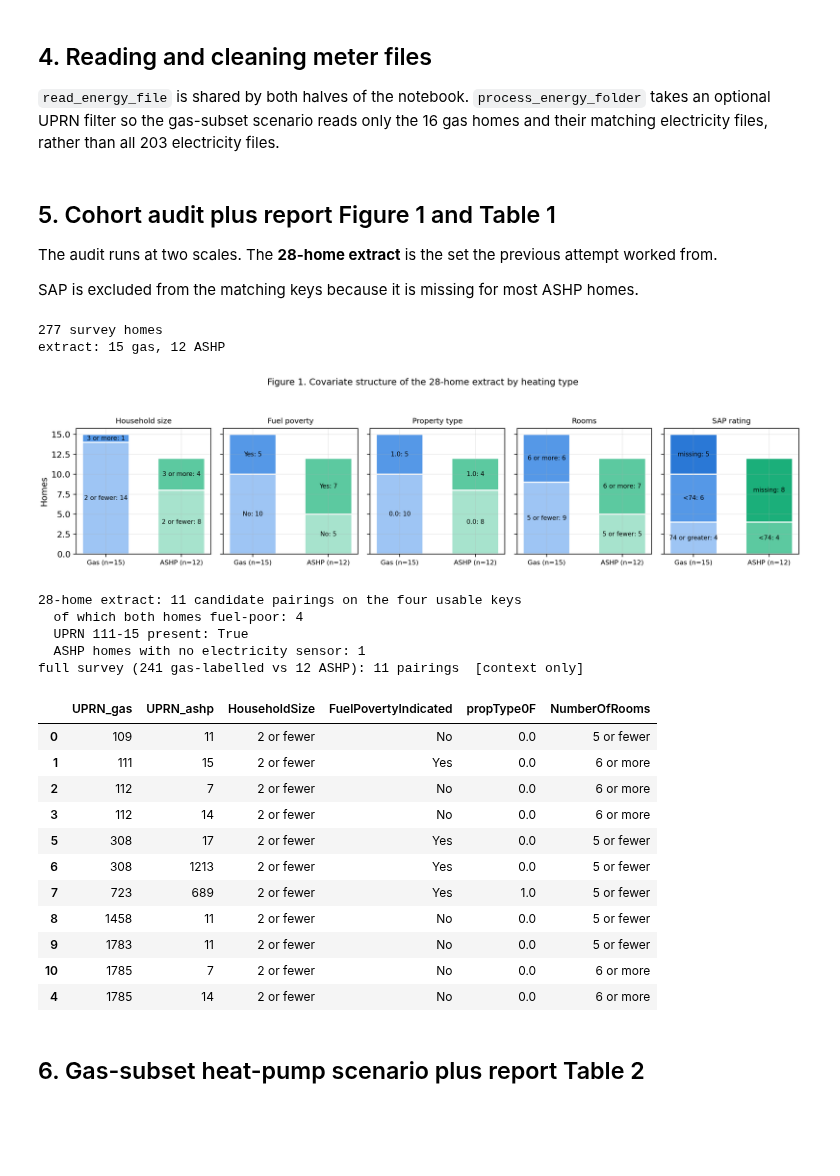
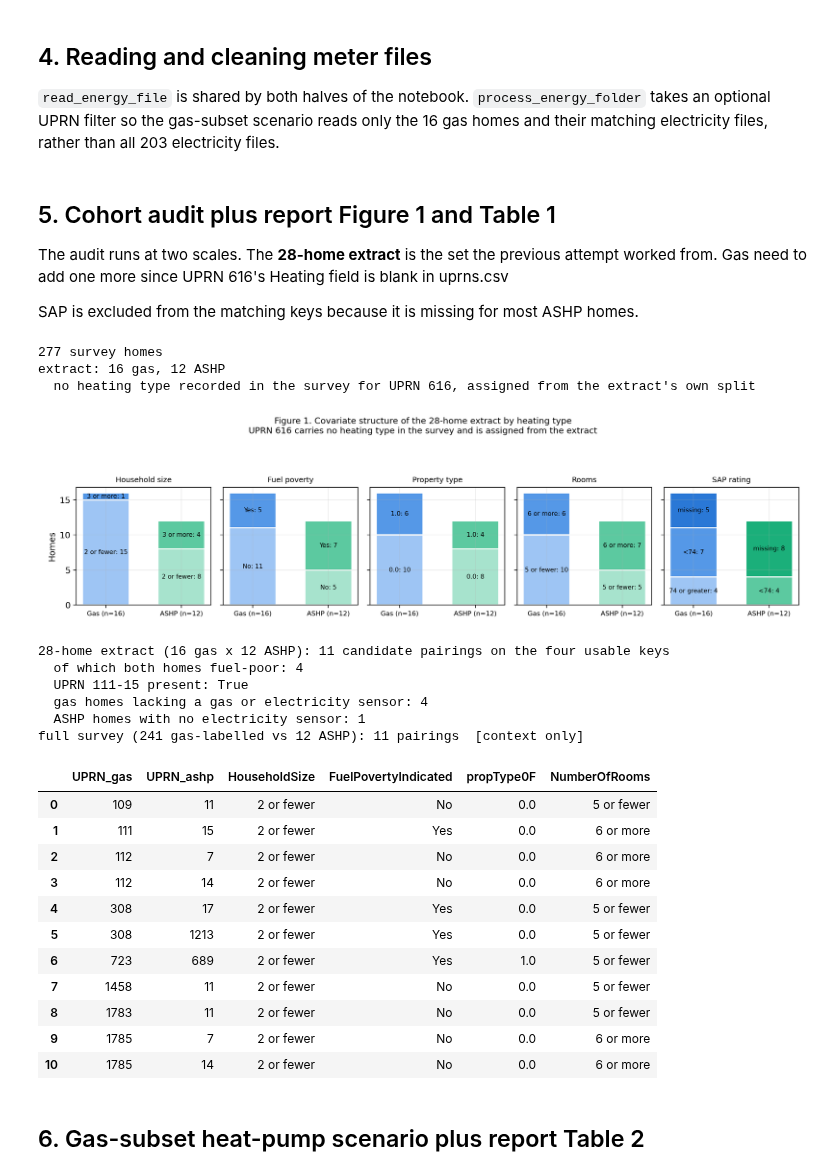
Before and after one commit to redgrave17/finalproject, a Jupyter notebook: smartline_final.ipynb, the cells around one changed output. Cells and saved outputs as stored; diff of their text form; code cells hidden in the pictures; blank space fills up the shorter version.

```diff
--- a/smartline_final.ipynb
+++ b/smartline_final.ipynb
@@ -207,8 +207,7 @@ def process_energy_folder(folder: Path, label: str, daily_cap: float | None,
 # %% [markdown]
 ## 5. Cohort audit plus report Figure 1 and Table 1
 
-The audit runs at two scales. The **28-home extract** is the set the previous attempt
-worked from.
+The audit runs at two scales. The **28-home extract** is the set the previous attempt worked from. Gas need to add one more since UPRN 616's Heating field is blank in uprns.csv
 
 SAP is excluded from the matching keys because it is missing for most ASHP homes.
 # %%
@@ -216,51 +215,71 @@ survey = pd.read_csv(SURVEY)
 survey["UPRN"] = survey["UPRN"].astype(int)
 print(f"{len(survey)} survey homes")
 
-cohort = survey.copy()
-cohort["group"] = np.where(
-    cohort["Heating"].astype(str).str.contains("Heat Pump", case=False, na=False), "ASHP",
-    np.where(cohort["Heating"].astype(str).str.contains("Gas", case=False, na=False), "Gas", "Other"))
-cohort = cohort[cohort["group"].isin(["Gas", "ASHP"])]
+# Survey-wide classification, taken from the recorded heating label.
+label = survey["Heating"].astype(str)
+survey["label_group"] = np.where(label.str.contains("Heat Pump", case=False, na=False), "ASHP",
+                        np.where(label.str.contains("Gas", case=False, na=False), "Gas", "Other"))
+cohort = survey[survey["label_group"].isin(["Gas", "ASHP"])].copy()
+cohort["group"] = cohort["label_group"]
 
-# The 28 homes the previous attempt extracted (16 gas, 12 ASHP).
+# The 28 homes the previous attempt extracted (16 gas, 12 ASHP). Group membership
+# here comes from the extract itself rather than from the survey's heating label,
+# because the survey leaves that label blank for some of these homes.
 EXTRACT_GAS  = [108, 109, 110, 111, 112, 201, 308, 616, 718, 722, 723, 806, 1458, 1741, 1783, 1785]
 EXTRACT_ASHP = [1, 4, 7, 11, 14, 15, 17, 101, 103, 105, 689, 1213]
-extract = cohort[cohort["UPRN"].isin(EXTRACT_GAS + EXTRACT_ASHP)]
-print(f"extract: {(extract['group']=='Gas').sum()} gas, {(extract['group']=='ASHP').sum()} ASHP")
+
+extract = survey[survey["UPRN"].isin(EXTRACT_GAS + EXTRACT_ASHP)].copy()
+extract["group"] = np.where(extract["UPRN"].isin(EXTRACT_GAS), "Gas", "ASHP")
+
+# Record which extract homes the survey does not label, so the figure's counts
+# reconcile with the group's own 16/12 table.
+unlabelled = sorted(extract.loc[extract["label_group"] == "Other", "UPRN"].tolist())
+n_gas, n_ashp = (extract["group"] == "Gas").sum(), (extract["group"] == "ASHP").sum()
+print(f"extract: {n_gas} gas, {n_ashp} ASHP")
+if unlabelled:
+    print(f"  no heating type recorded in the survey for UPRN "
+          f"{', '.join(str(u) for u in unlabelled)}, assigned from the extract's own split")
 
 covs = [("HouseholdSize", "Household size"), ("FuelPovertyIndicated", "Fuel poverty"),
         ("propType0F", "Property type"), ("NumberOfRooms", "Rooms"), ("SAP_Score", "SAP rating")]
 
-fig, axes = plt.subplots(1, len(covs), figsize=(13, 3.4), sharey=True)
+fig, axes = plt.subplots(1, len(covs), figsize=(13, 3.6), sharey=True)
 shades = {"Gas":  ["#9ec5f4", "#5598e7", "#2a78d6", "#184f95"],
           "ASHP": ["#a7e3cd", "#5cc9a0", "#1baf7a", "#0e7a54"]}
-for ax, (col, label) in zip(axes, covs):
+for ax, (col, label_txt) in zip(axes, covs):
     tab = (extract.assign(v=extract[col].fillna("missing").astype(str))
            .groupby(["group", "v"]).size().unstack("v").reindex(["Gas", "ASHP"]).fillna(0))
     bottoms = [0, 0]
     for j, cat in enumerate(sorted(tab.columns)):
         for i, g in enumerate(("Gas", "ASHP")):
             v = tab.loc[g, cat]
             ax.bar(i, v, bottom=bottoms[i], width=0.62,
                    color=shades[g][j % 4], edgecolor="white", linewidth=1.5)
             if v > 0:
                 ax.annotate(f"{cat}: {int(v)}", (i, bottoms[i] + v / 2),
                             ha="center", va="center", fontsize=7.5)
             bottoms[i] += v
     ax.set_xticks([0, 1])
     ax.set_xticklabels([f"Gas (n={int(tab.loc['Gas'].sum())})",
                         f"ASHP (n={int(tab.loc['ASHP'].sum())})"], fontsize=8)
-    ax.set_title(label, fontsize=9)
+    ax.set_title(label_txt, fontsize=9)
 axes[0].set_ylabel("Homes")
-fig.suptitle("Figure 1. Covariate structure of the 28-home extract by heating type", fontsize=11)
-fig.tight_layout(rect=(0, 0, 1, 0.92))
+
+title = "Figure 1. Covariate structure of the 28-home extract by heating type"
+if unlabelled:
+    verb = "carries" if len(unlabelled) == 1 else "carry"
+    title += (f"\nUPRN {', '.join(str(u) for u in unlabelled)} {verb} no heating type "
+              f"in the survey and {'is' if len(unlabelled) == 1 else 'are'} assigned from the extract")
+fig.suptitle(title, fontsize=10.5)
+fig.tight_layout(rect=(0, 0, 1, 0.88 if unlabelled else 0.92))
 fig.savefig(FIG / "fig1_cohort.png", dpi=200)
 plt.close(fig)
 show(FIG / "fig1_cohort.png")
 # %% [output]
 277 survey homes
-extract: 15 gas, 12 ASHP
+extract: 16 gas, 12 ASHP
+  no heating type recorded in the survey for UPRN 616, assigned from the extract's own split
-[figure, old version]
+[figure, new version]
 # %%
 KEYS = ["HouseholdSize", "FuelPovertyIndicated", "propType0F", "NumberOfRooms"]
 
@@ -278,11 +297,14 @@ pairs_extract = candidate_pairings(extract)
 both_fp = pairs_extract[pairs_extract["FuelPovertyIndicated"].eq("Yes")]
 present = ((pairs_extract["UPRN_gas"] == 111) & (pairs_extract["UPRN_ashp"] == 15)).any()
 
-print(f"28-home extract: {len(pairs_extract)} candidate pairings on the four usable keys")
+print(f"28-home extract ({n_gas} gas x {n_ashp} ASHP): "
+      f"{len(pairs_extract)} candidate pairings on the four usable keys")
 print(f"  of which both homes fuel-poor: {len(both_fp)}")
 print(f"  UPRN 111-15 present: {present}")
+print(f"  gas homes lacking a gas or electricity sensor: "
+      f"{int((extract['group'].eq('Gas') & (extract['SID_Gas'].isna() | extract['SID_Electricity'].isna())).sum())}")
 print(f"  ASHP homes with no electricity sensor: "
-      f"{int(extract[extract['group']=='ASHP']['SID_Electricity'].isna().sum())}")
+      f"{int((extract['group'].eq('ASHP') & extract['SID_Electricity'].isna()).sum())}")
 
 pairs_full = candidate_pairings(cohort)
 print(f"full survey ({(cohort['group']=='Gas').sum()} gas-labelled vs "
@@ -292,9 +314,10 @@ table1 = pairs_extract[["UPRN_gas", "UPRN_ashp"] + KEYS].sort_values(["UPRN_gas"
 table1.to_csv(TAB / "table1_candidate_pairings.csv", index=False)
 table1
 # %% [output]
-28-home extract: 11 candidate pairings on the four usable keys
+28-home extract (16 gas x 12 ASHP): 11 candidate pairings on the four usable keys
   of which both homes fuel-poor: 4
   UPRN 111-15 present: True
+  gas homes lacking a gas or electricity sensor: 4
   ASHP homes with no electricity sensor: 1
 full survey (241 gas-labelled vs 12 ASHP): 11 pairings  [context only]
 |  | UPRN_gas | UPRN_ashp | HouseholdSize | FuelPovertyIndicated | propType0F | NumberOfRooms |
@@ -302,13 +325,13 @@ full survey (241 gas-labelled vs 12 ASHP): 11 pairings  [context only]
 | 1 | 111 | 15 | 2 or fewer | Yes | 0.0 | 6 or more |
 | 2 | 112 | 7 | 2 or fewer | No | 0.0 | 6 or more |
 | 3 | 112 | 14 | 2 or fewer | No | 0.0 | 6 or more |
-| 5 | 308 | 17 | 2 or fewer | Yes | 0.0 | 5 or fewer |
-| 6 | 308 | 1213 | 2 or fewer | Yes | 0.0 | 5 or fewer |
-| 7 | 723 | 689 | 2 or fewer | Yes | 1.0 | 5 or fewer |
-| 8 | 1458 | 11 | 2 or fewer | No | 0.0 | 5 or fewer |
-| 9 | 1783 | 11 | 2 or fewer | No | 0.0 | 5 or fewer |
-| 10 | 1785 | 7 | 2 or fewer | No | 0.0 | 6 or more |
-| 4 | 1785 | 14 | 2 or fewer | No | 0.0 | 6 or more |
+| 4 | 308 | 17 | 2 or fewer | Yes | 0.0 | 5 or fewer |
+| 5 | 308 | 1213 | 2 or fewer | Yes | 0.0 | 5 or fewer |
+| 6 | 723 | 689 | 2 or fewer | Yes | 1.0 | 5 or fewer |
+| 7 | 1458 | 11 | 2 or fewer | No | 0.0 | 5 or fewer |
+| 8 | 1783 | 11 | 2 or fewer | No | 0.0 | 5 or fewer |
+| 9 | 1785 | 7 | 2 or fewer | No | 0.0 | 6 or more |
+| 10 | 1785 | 14 | 2 or fewer | No | 0.0 | 6 or more |
 # %% [markdown]
 ## 6. Gas-subset heat-pump scenario plus report Table 2
 # %%
```
Also changed, not shown: parts of 7 cells of this notebook.
